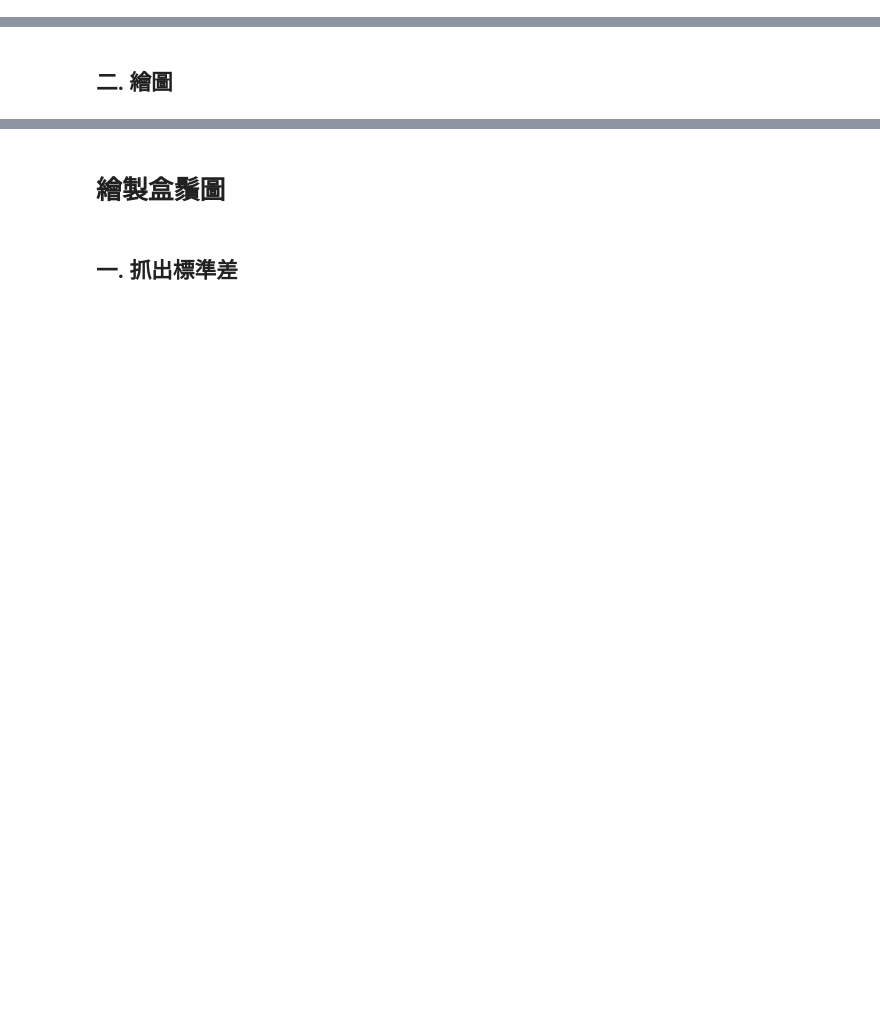
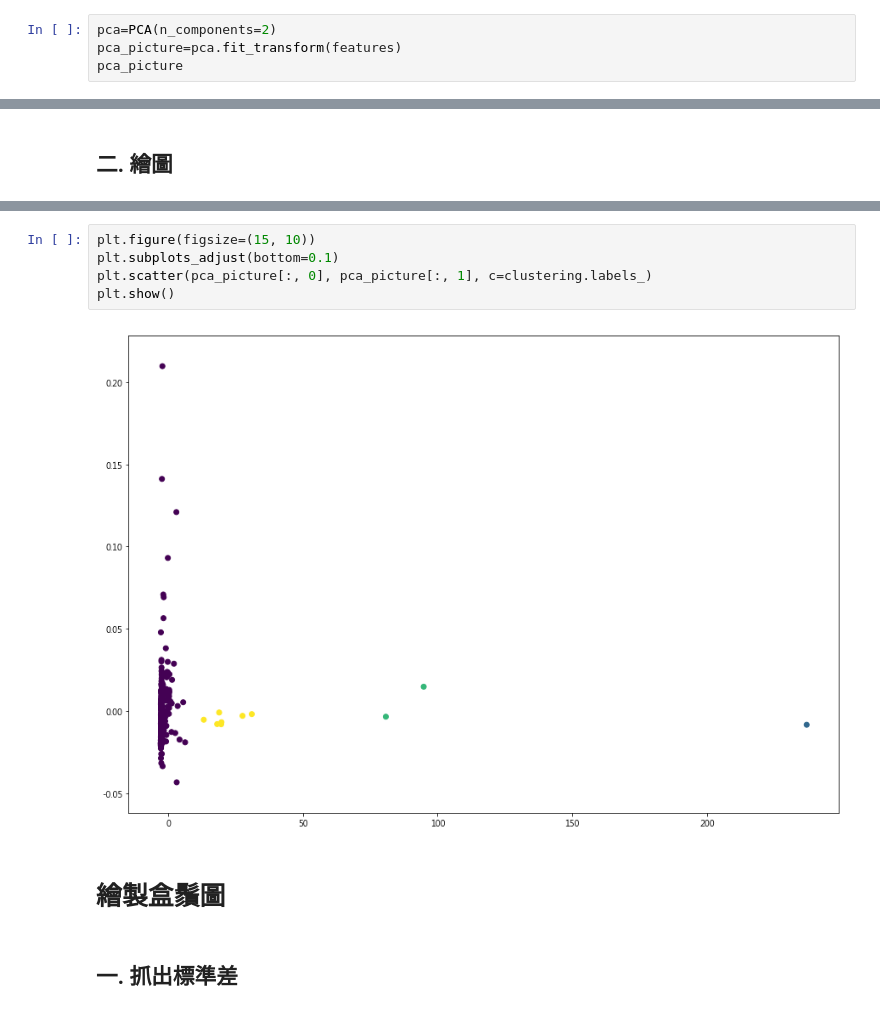
Before and after one commit to D0542562/fund-prediction, a Jupyter notebook: Fund/Profit_Test.ipynb, the cells around one changed output, grey strips where cells are left out. Cells and saved outputs as stored; diff of their text form; blank space fills up the shorter version.

```diff
--- a/Fund/Profit_Test.ipynb
+++ b/Fund/Profit_Test.ipynb
@@ -293,3 +286,7 @@ array([0, 0, 0, 0, 0, 0, 0, 0, 0, 0, 0, 0, 1, 0, 0, 0, 0, 2, 0, 1, 0, 0,
 ## 一. MDS壓縮
 # %%
 mds = MDS(n_components=2, dissimilarity='euclidean', n_jobs=-1).fit(features).embedding_
+# %%
+pca=PCA(n_components=2)
+pca_picture=pca.fit_transform(features)
+pca_picture
@@ -305,3 +324,10 @@ plt.show()
+# %%
+plt.figure(figsize=(15, 10))
+plt.subplots_adjust(bottom=0.1)
+plt.scatter(pca_picture[:, 0], pca_picture[:, 1], c=clustering.labels_)
+plt.show()
+# %% [output]
+[figure, added]
 # %% [markdown]
 # 繪製盒鬚圖
 # %% [markdown]
```
Also changed, not shown: parts of 32 cells of this notebook, 1 other file.
